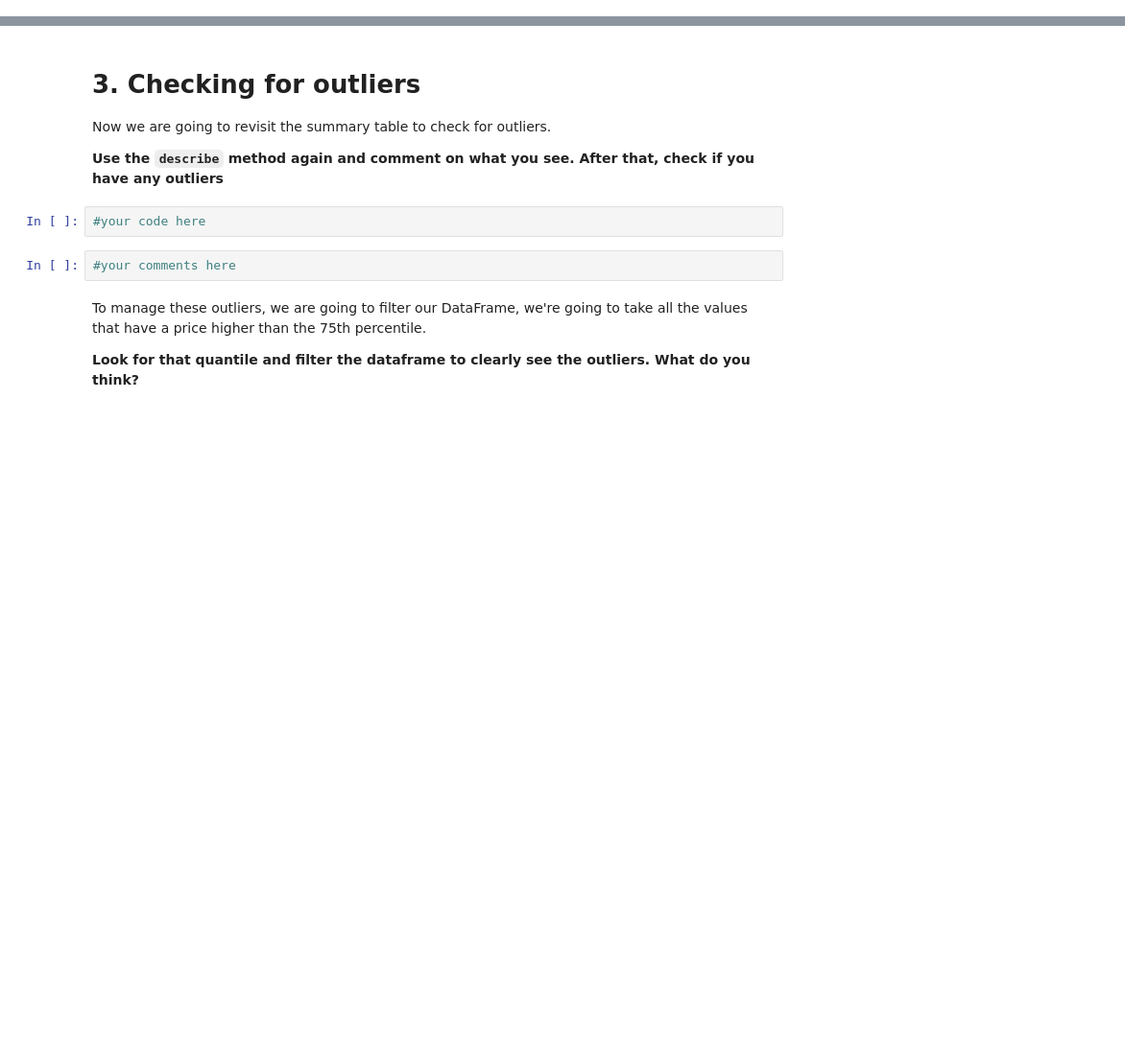
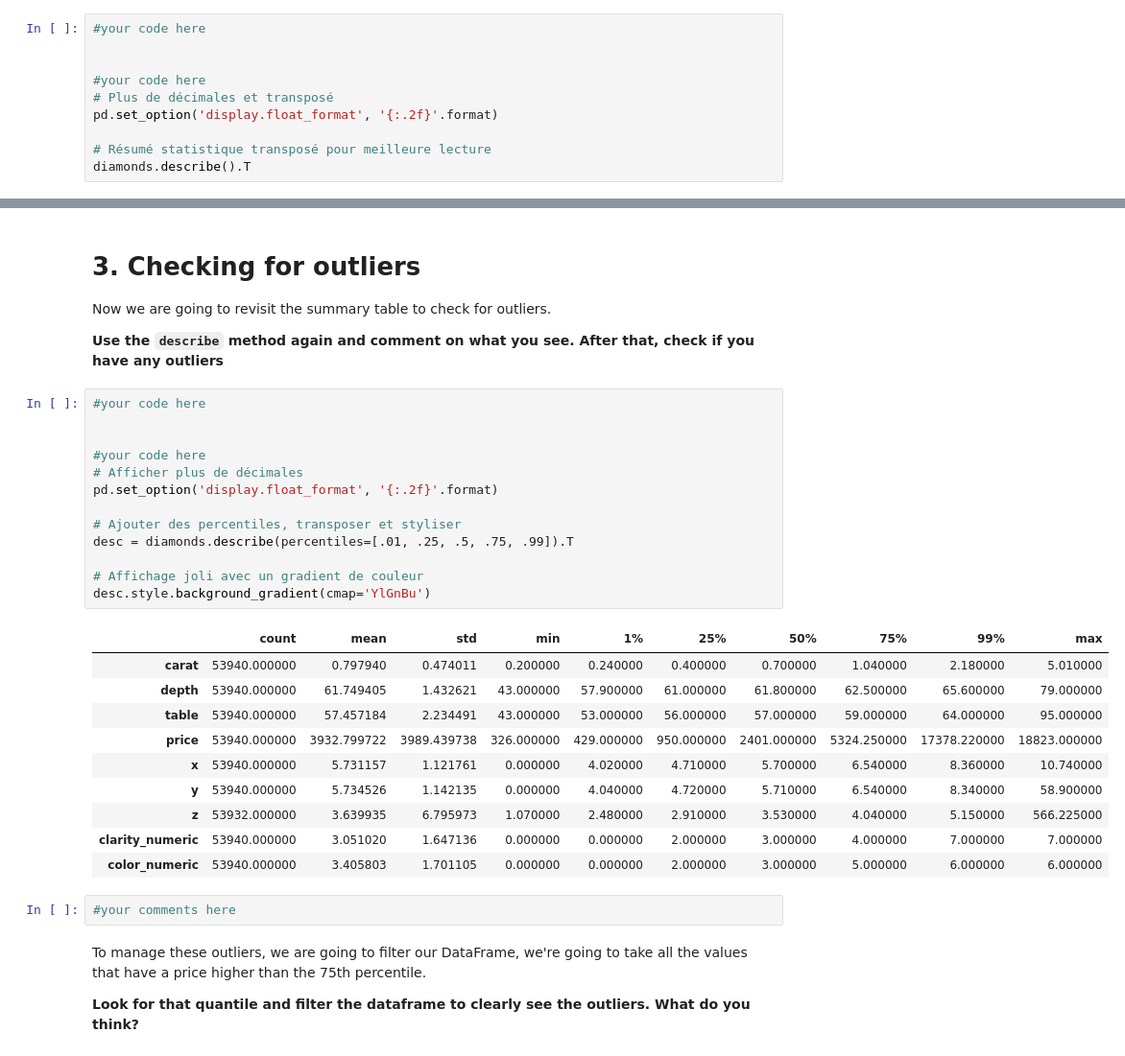
Before and after one commit to Zzabur/Simplon-Data-Engineer, a Jupyter notebook: Jour3/labs/Mini-projet-Diamond/1.-Data Cleaning.ipynb, the cells around one changed output, grey strips where cells are left out. Shown: that part at 96% size. Cells and saved outputs as stored; diff of their text form; blank space fills up the shorter version.

```diff
--- a/Jour3/labs/Mini-projet-Diamond/1.-Data Cleaning.ipynb
+++ b/Jour3/labs/Mini-projet-Diamond/1.-Data Cleaning.ipynb
@@ -228,0 +362,10 @@ Let's finish by checking for NaN values in the data. Since we introduced them ou
+# %%
+#your code here
+
+
+#your code here
+# Plus de décimales et transposé
+pd.set_option('display.float_format', '{:.2f}'.format)
+
+# Résumé statistique transposé pour meilleure lecture
+diamonds.describe().T
@@ -231,8 +385,30 @@ Let's finish by checking for NaN values in the data. Since we introduced them ou
 Now we are going to revisit the summary table to check for outliers.
 
 **Use the `describe` method again and comment on what you see. After that, check if you have any outliers**
-# %%
-#your code here
+# %%
+#your code here
+
+
+#your code here
+# Afficher plus de décimales
+pd.set_option('display.float_format', '{:.2f}'.format)
+
+# Ajouter des percentiles, transposer et styliser
+desc = diamonds.describe(percentiles=[.01, .25, .5, .75, .99]).T
+
+# Affichage joli avec un gradient de couleur
+desc.style.background_gradient(cmap='YlGnBu')
+# %% [output]
+|  | count | mean | std | min | 1% | 25% | 50% | 75% | 99% | max |
+| carat | 53940.000000 | 0.797940 | 0.474011 | 0.200000 | 0.240000 | 0.400000 | 0.700000 | 1.040000 | 2.180000 | 5.010000 |
+| depth | 53940.000000 | 61.749405 | 1.432621 | 43.000000 | 57.900000 | 61.000000 | 61.800000 | 62.500000 | 65.600000 | 79.000000 |
+| table | 53940.000000 | 57.457184 | 2.234491 | 43.000000 | 53.000000 | 56.000000 | 57.000000 | 59.000000 | 64.000000 | 95.000000 |
+| price | 53940.000000 | 3932.799722 | 3989.439738 | 326.000000 | 429.000000 | 950.000000 | 2401.000000 | 5324.250000 | 17378.220000 | 18823.000000 |
+| x | 53940.000000 | 5.731157 | 1.121761 | 0.000000 | 4.020000 | 4.710000 | 5.700000 | 6.540000 | 8.360000 | 10.740000 |
+| y | 53940.000000 | 5.734526 | 1.142135 | 0.000000 | 4.040000 | 4.720000 | 5.710000 | 6.540000 | 8.340000 | 58.900000 |
+| z | 53932.000000 | 3.639935 | 6.795973 | 1.070000 | 2.480000 | 2.910000 | 3.530000 | 4.040000 | 5.150000 | 566.225000 |
+| clarity_numeric | 53940.000000 | 3.051020 | 1.647136 | 0.000000 | 0.000000 | 2.000000 | 3.000000 | 4.000000 | 7.000000 | 7.000000 |
+| color_numeric | 53940.000000 | 3.405803 | 1.701105 | 0.000000 | 0.000000 | 2.000000 | 3.000000 | 5.000000 | 6.000000 | 6.000000 |
 # %%
 #your comments here
 # %% [markdown]
```
Also changed, not shown: parts of 27 cells of this notebook, 2 other files.
